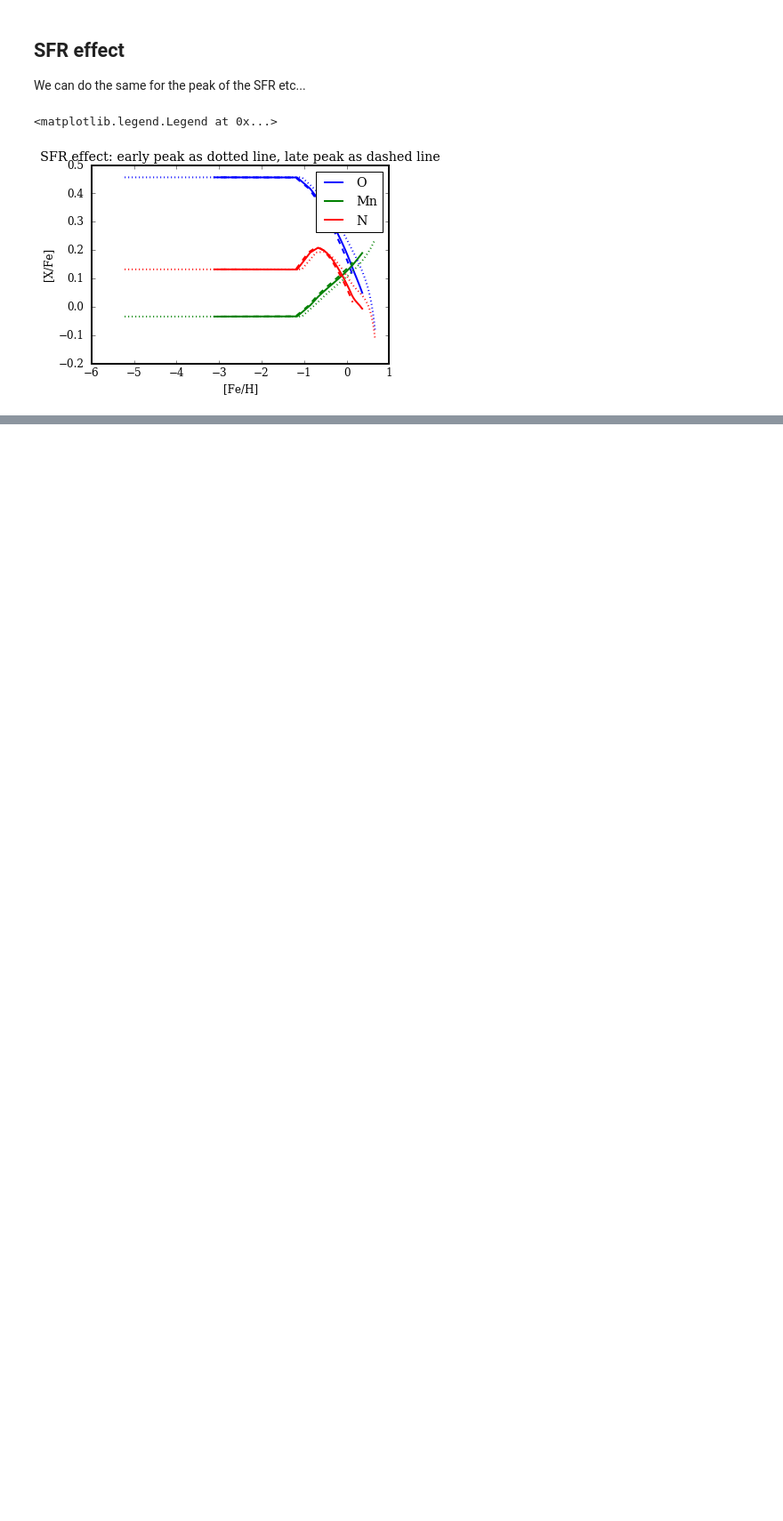
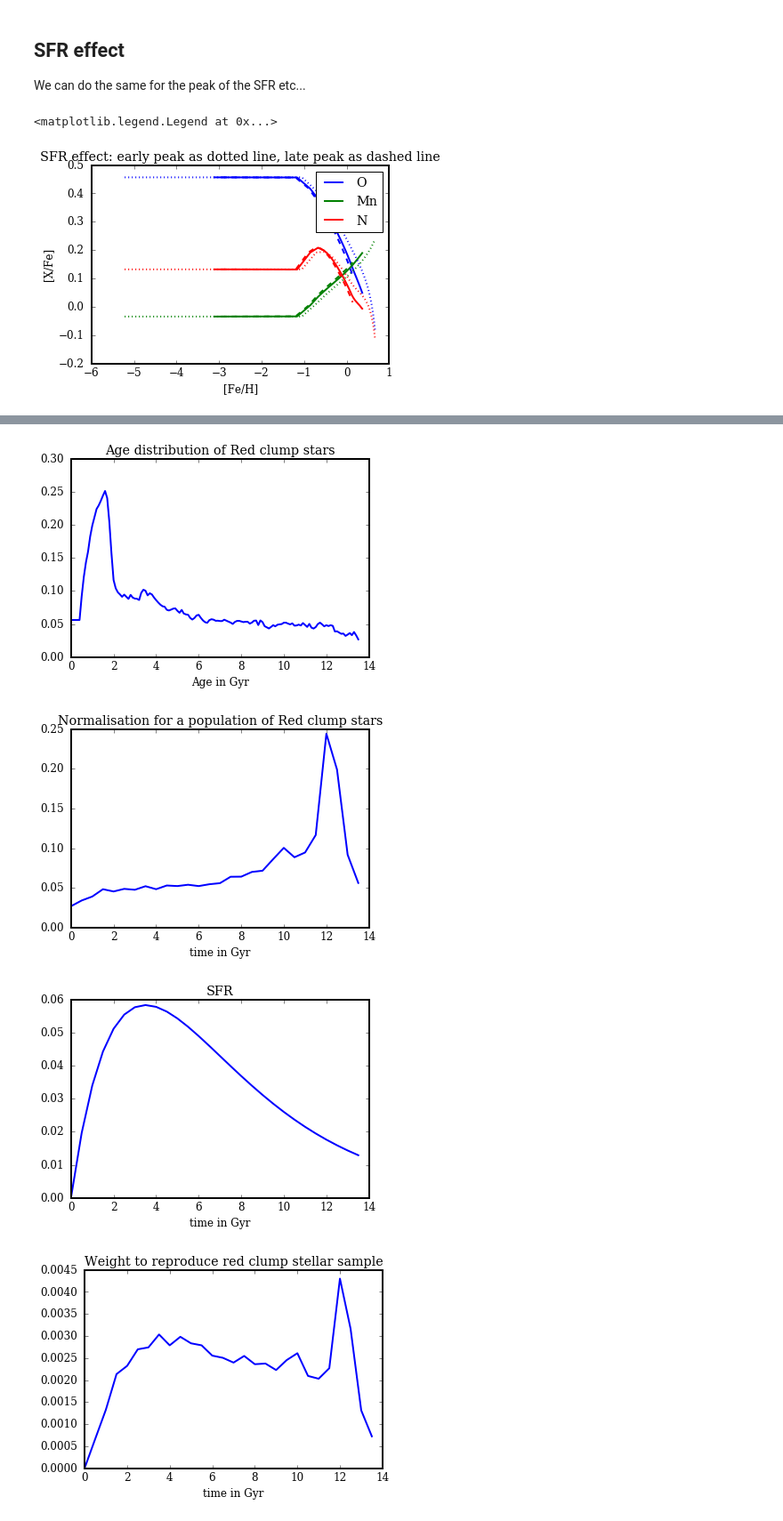
Before and after one commit to jan-rybizki/Chempy, a Jupyter notebook: tutorials/5-Chempy_function.ipynb, the cells around one changed output, grey strips where cells are left out. Shown at 89% size. Cells and saved outputs as stored; diff of their text form; code cells hidden in the pictures; blank space fills up the shorter version.

```diff
--- a/tutorials/5-Chempy_function.ipynb
+++ b/tutorials/5-Chempy_function.ipynb
@@ -233,0 +274,30 @@ Sometimes Astronomers like to show that their chemical evolution track runs thro
+# %%
+a = ModelParameters()
+cube, abundances, gas_reservoir = Chempy(a)
+selection = np.load("input/selection/red_clump_new.npy")
+time_selection = np.load("input/selection/time_red_clump_new.npy")
+from data_to_test import sample_stars
+plt.plot(time_selection,selection)
+plt.xlabel('Age in Gyr')
+plt.title('Age distribution of Red clump stars')
+plt.show()
+# we need to put the age distribution on the same time-steps as our model
+selection = np.interp(cube['time'], time_selection[::-1], selection)
+plt.plot(cube['time'],selection)
+plt.xlabel('time in Gyr')
+plt.title('Normalisation for a population of Red clump stars')
+plt.show()
+plt.plot(cube['time'],cube['sfr'])
+plt.xlabel('time in Gyr')
+plt.title('SFR')
+plt.show()
+weight = cube['sfr']*selection
+plt.plot(cube['time'],weight)
+plt.xlabel('time in Gyr')
+plt.title('Weight to reproduce red clump stellar sample')
+plt.show()
+# %% [output]
+[figure, added]
+[figure, added]
+[figure, added]
+[figure, added]
```
Also changed, not shown: parts of 5 cells of this notebook, 2 other files.
